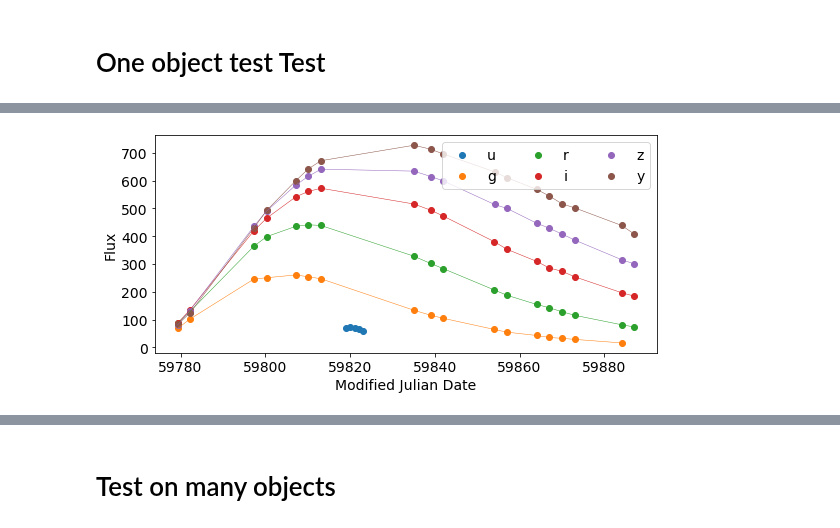
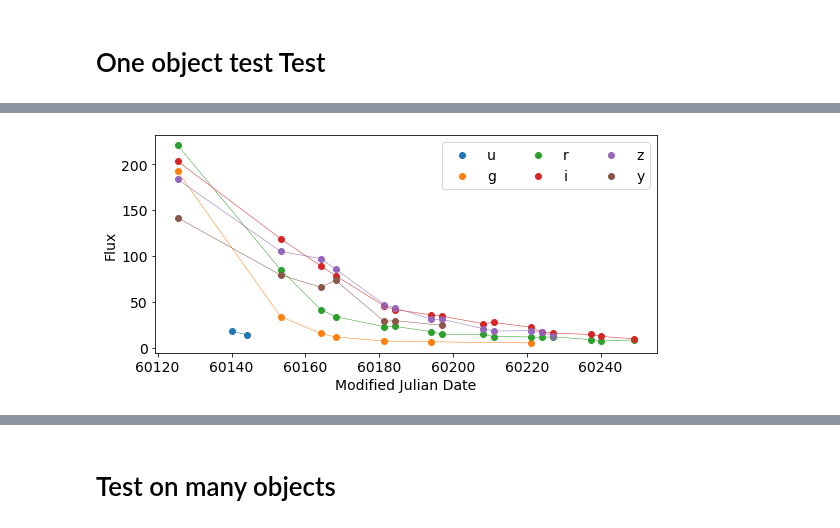
Before and after one commit to HSE-LAMBDA/light_curve_approx, a Jupyter notebook: notebooks/StarterKit.ipynb, the cells around one changed output, grey strips where cells are left out. Saved outputs shown, nothing was run; the diff lists cells and outputs as text; code cells hidden in the pictures.

```diff
--- a/notebooks/StarterKit.ipynb
+++ b/notebooks/StarterKit.ipynb
@@ -226,8 +247,8 @@ Work sec: 80.736343
 # %%
-anobject = get_object(data, 34299)
+anobject = get_object(data, 745)#34299
 anobject = add_log_lam(anobject)
 
 plot_light_curves(anobject)
 plt.savefig('light_curve_34299_2.pdf', format='pdf')
 # %% [output]
-[figure, old version]
+[figure, new version]
```
Also changed, not shown: parts of 11 cells of this notebook, 7 other files.
